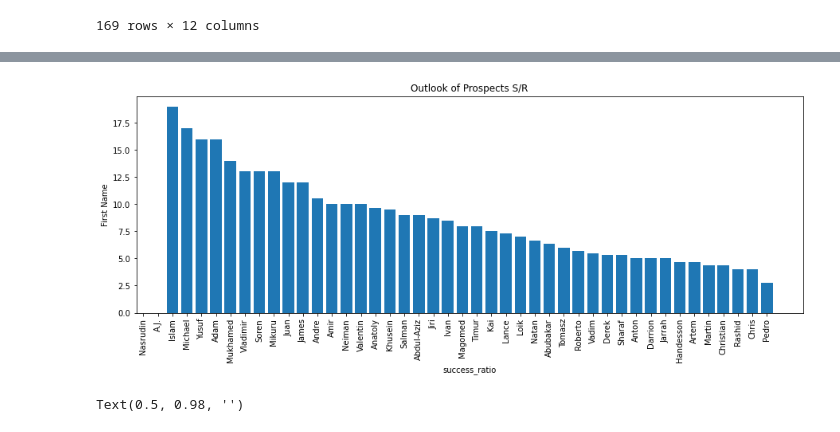
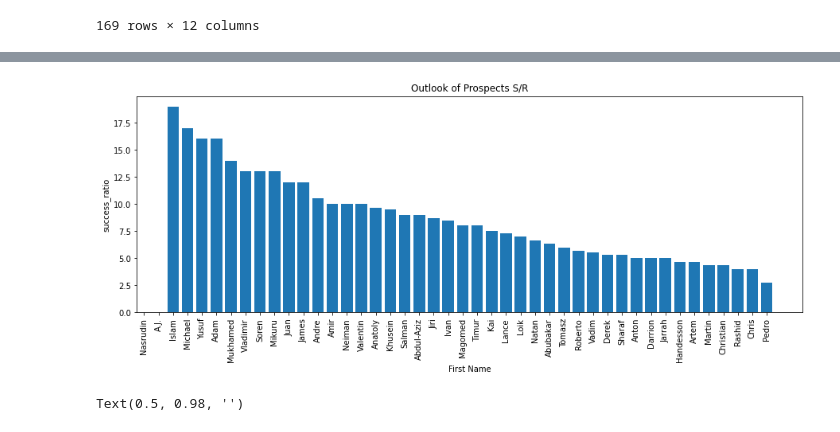
Before and after one commit to jbtchampo/Beyond-the-Fight-An-Analysis-on-the-UFC-Ultimate-Fighting-Championship-, a Jupyter notebook: Notebook/EDA - Champions_list & top50 Prospects.ipynb, the cells around one changed output, grey strips where cells are left out. Cells and saved outputs as stored; diff of their text form; code cells hidden in the pictures.

```diff
--- a/Notebook/EDA - Champions_list & top50 Prospects.ipynb
+++ b/Notebook/EDA - Champions_list & top50 Prospects.ipynb
@@ -649,14 +649,14 @@ Prospects
 | 128 | Pedro | Carvalho | Featherweight | 11 | 4 | Jiu-Jitsu | Male | Portugal | The Game | ... |
 # %%
 plt.bar(Prospects['First Name'], Prospects['success_ratio'])
-plt.xlabel('success_ratio')
+plt.xlabel('First Name')
 plt.xticks(rotation=90)
-plt.ylabel('First Name')
+plt.ylabel('success_ratio')
 plt.title('Outlook of Prospects S/R')
 
 plt.show()
 # %% [output]
-[figure, old version]
+[figure, new version]
 # %%
 Prospects.boxplot(column = 'success_ratio', by='Country')
 plt.ylabel('S/R')
```
Also changed, not shown: parts of 1 cell of this notebook.
